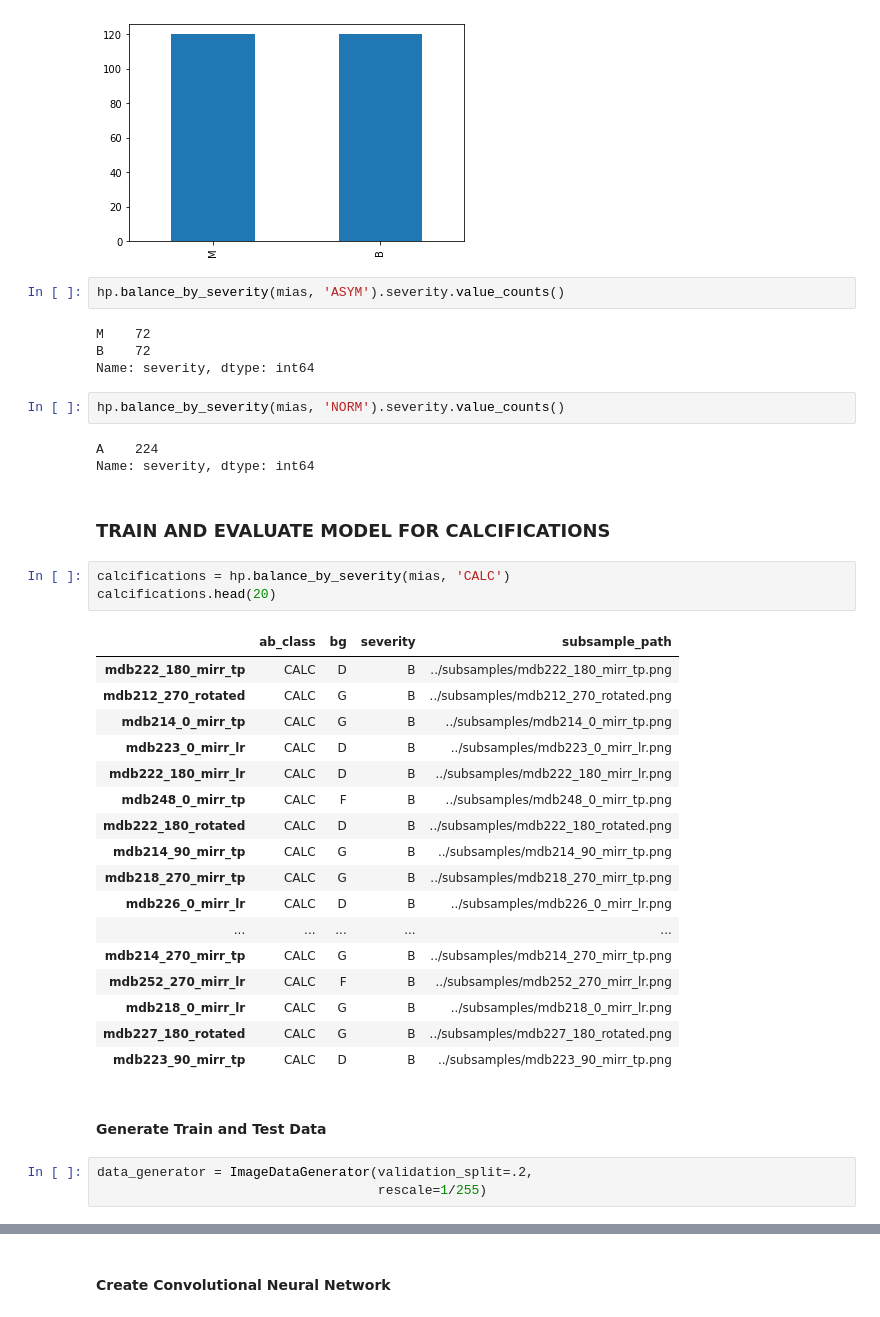
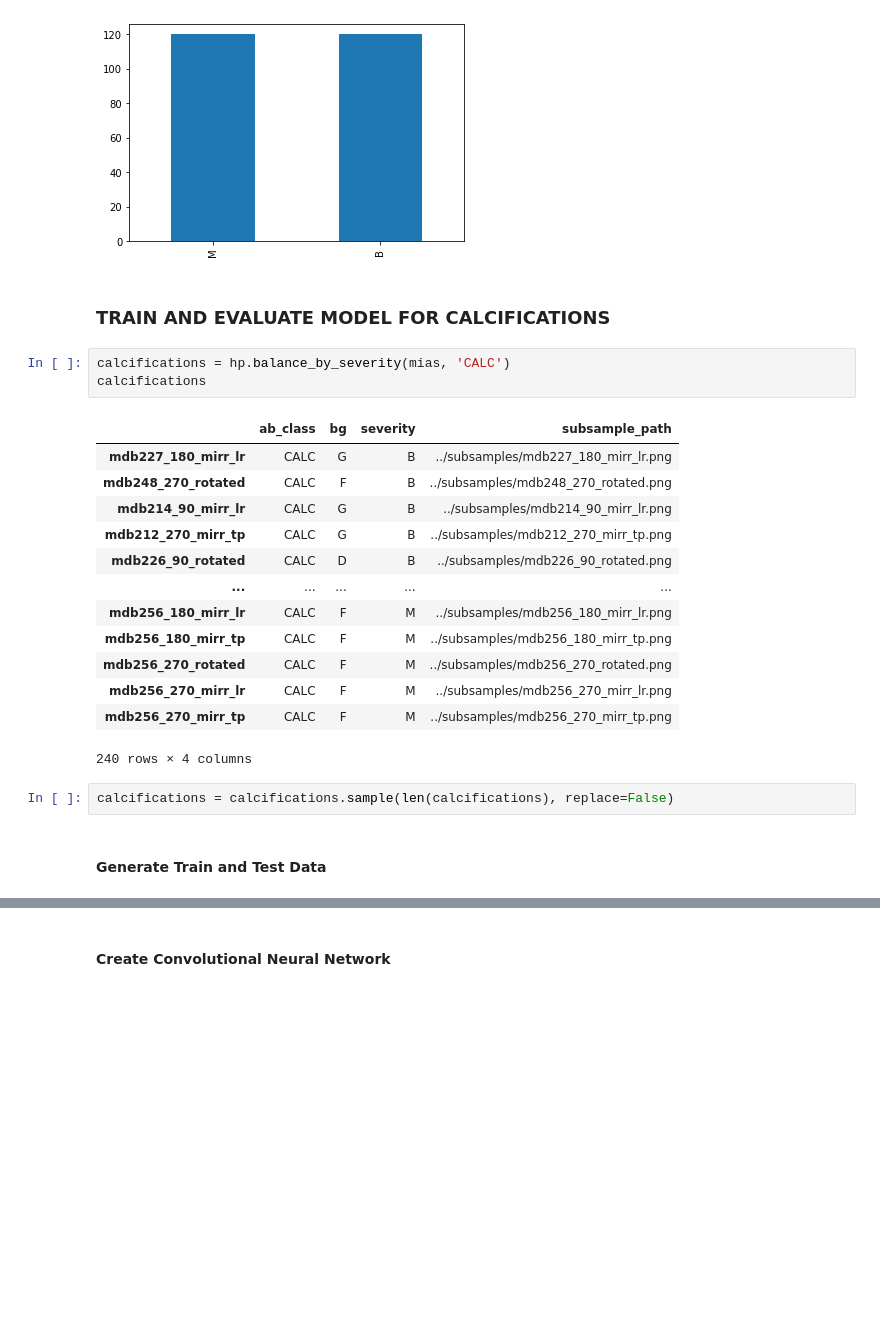
Before and after one commit to cpoles/data_science, a Jupyter notebook: projects/machine_learning/deep_learning/mias_mammography/notebooks/mias_mammography.ipynb, the cells around one changed output, grey strips where cells are left out. Cells and saved outputs as stored; diff of their text form; blank space fills up the shorter version.

```diff
--- a/projects/machine_learning/deep_learning/mias_mammography/notebooks/mias_mammography.ipynb
+++ b/projects/machine_learning/deep_learning/mias_mammography/notebooks/mias_mammography.ipynb
@@ -203,43 +203,27 @@ calcifications_balanced.severity.value_counts().plot(kind='bar')
 # %% [output]
 <AxesSubplot:>
 [figure]
-# %%
-hp.balance_by_severity(mias, 'ASYM').severity.value_counts()
-# %% [output]
-M    72
-B    72
-Name: severity, dtype: int64
-# %%
-hp.balance_by_severity(mias, 'NORM').severity.value_counts()
-# %% [output]
-A    224
-Name: severity, dtype: int64
 # %% [markdown]
 ### TRAIN AND EVALUATE MODEL FOR CALCIFICATIONS
 # %%
 calcifications = hp.balance_by_severity(mias, 'CALC')
-calcifications.head(20)
+calcifications
 # %% [output]
 |  | ab_class | bg | severity | subsample_path |
-| mdb222_180_mirr_tp | CALC | D | B | ../subsamples/mdb222_180_mirr_tp.png |
-| mdb212_270_rotated | CALC | G | B | ../subsamples/mdb212_270_rotated.png |
-| mdb214_0_mirr_tp | CALC | G | B | ../subsamples/mdb214_0_mirr_tp.png |
-| mdb223_0_mirr_lr | CALC | D | B | ../subsamples/mdb223_0_mirr_lr.png |
-| mdb222_180_mirr_lr | CALC | D | B | ../subsamples/mdb222_180_mirr_lr.png |
-| mdb248_0_mirr_tp | CALC | F | B | ../subsamples/mdb248_0_mirr_tp.png |
-| mdb222_180_rotated | CALC | D | B | ../subsamples/mdb222_180_rotated.png |
-| mdb214_90_mirr_tp | CALC | G | B | ../subsamples/mdb214_90_mirr_tp.png |
-| mdb218_270_mirr_tp | CALC | G | B | ../subsamples/mdb218_270_mirr_tp.png |
-| mdb226_0_mirr_lr | CALC | D | B | ../subsamples/mdb226_0_mirr_lr.png |
+| mdb227_180_mirr_lr | CALC | G | B | ../subsamples/mdb227_180_mirr_lr.png |
+| mdb248_270_rotated | CALC | F | B | ../subsamples/mdb248_270_rotated.png |
+| mdb214_90_mirr_lr | CALC | G | B | ../subsamples/mdb214_90_mirr_lr.png |
+| mdb212_270_mirr_tp | CALC | G | B | ../subsamples/mdb212_270_mirr_tp.png |
+| mdb226_90_rotated | CALC | D | B | ../subsamples/mdb226_90_rotated.png |
 | ... | ... | ... | ... | ... |
-| mdb214_270_mirr_tp | CALC | G | B | ../subsamples/mdb214_270_mirr_tp.png |
-| mdb252_270_mirr_lr | CALC | F | B | ../subsamples/mdb252_270_mirr_lr.png |
-| mdb218_0_mirr_lr | CALC | G | B | ../subsamples/mdb218_0_mirr_lr.png |
-| mdb227_180_rotated | CALC | G | B | ../subsamples/mdb227_180_rotated.png |
-| mdb223_90_mirr_tp | CALC | D | B | ../subsamples/mdb223_90_mirr_tp.png |
+| mdb256_180_mirr_lr | CALC | F | M | ../subsamples/mdb256_180_mirr_lr.png |
+| mdb256_180_mirr_tp | CALC | F | M | ../subsamples/mdb256_180_mirr_tp.png |
+| mdb256_270_rotated | CALC | F | M | ../subsamples/mdb256_270_rotated.png |
+| mdb256_270_mirr_lr | CALC | F | M | ../subsamples/mdb256_270_mirr_lr.png |
+| mdb256_270_mirr_tp | CALC | F | M | ../subsamples/mdb256_270_mirr_tp.png |
+240 rows × 4 columns
+# %%
+calcifications = calcifications.sample(len(calcifications), replace=False)
 # %% [markdown]
 #### Generate Train and Test Data
-# %%
-data_generator = ImageDataGenerator(validation_split=.2,
-                                    rescale=1/255)
 # %%
```
Also changed, not shown: parts of 11 cells of this notebook, 11 other files.
